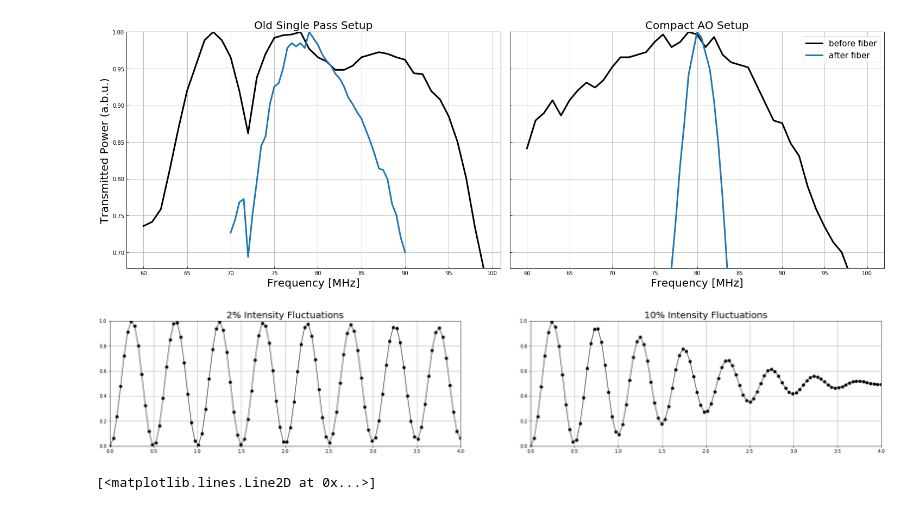
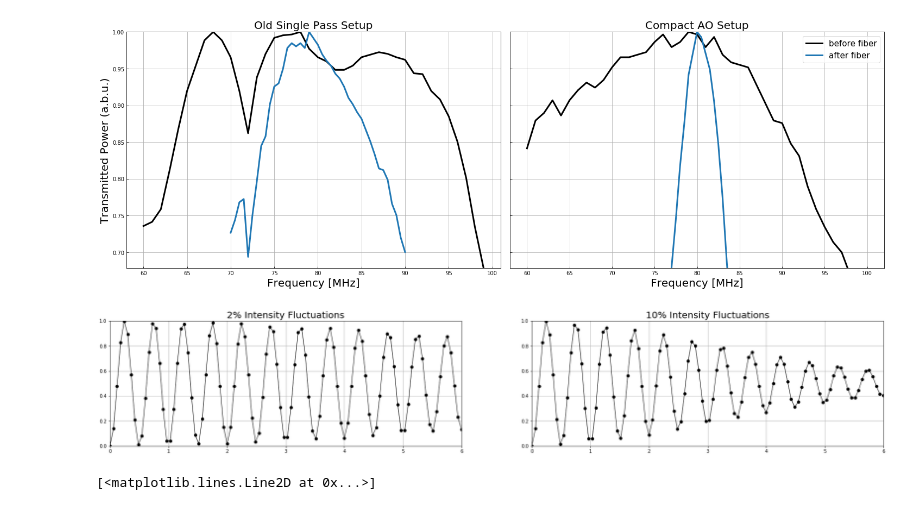
Before and after one commit to HaeffnerLab/artiq-work-lattice, a Jupyter notebook: calibration_scans/Untitled.ipynb, the cells around one changed output. Drawn from its saved outputs; the diff is of its cells as text; code cells hidden in the pictures.

```diff
--- a/calibration_scans/Untitled.ipynb
+++ b/calibration_scans/Untitled.ipynb
@@ -68,8 +68,8 @@ plt.show()
 # %% [output]
 [figure]
 # %%
-t = np.linspace(0, 4, 100)
-tultra = np.linspace(0, 4, 1000)
+t = np.linspace(0, 6, 100)
+tultra = np.linspace(0, 6, 1000)
 def f(Ω, t):
     return np.sin(2 * np.pi * Ω * t)**2
 # %%
@@ -79,7 +79,7 @@ for ω in Ω_02:
     y_02 += f(ω, t)
 y_02 /= 1000
 
-Ω_06 = np.random.normal(1, 0.05, 1000)
+Ω_06 = np.random.normal(1, 0.025, 1000)
 y_06 = [0 for i in range(100)]
 for ω in Ω_06:
     y_06 += f(ω, t)
@@ -87,20 +87,20 @@ y_06 /= 1000
 # %%
 fig, ax = plt.subplots(1, 2, figsize=(30, 5))
 # ax.plot(tultra, f(Ω[0], tultra))
 ax[0].plot(t, y_02, marker="o", lw=1, color="k")
 ax[0].set_ylim(0, 1)
-ax[0].set_xlim(0, 4)
+ax[0].set_xlim(0, 6)
 ax[0].grid(True)
 ax[0].set_title("2% Intensity Fluctuations", fontsize=20)
 ax[1].plot(t, y_06, marker="o", lw=1, color="k")
 ax[1].set_ylim(0, 1)
-ax[1].set_xlim(0, 4)
+ax[1].set_xlim(0, 6)
 ax[1].grid(True)
 ax[1].set_title("10% Intensity Fluctuations", fontsize=20)
 plt.savefig("/home/lattice/Desktop/sumanta_plot.pdf")
 plt.show()
 # %% [output]
-[figure, old version]
+[figure, new version]
 # %%
 with h5py.File("/home/lattice/data/2020-01-21/RabiFlopping/2246_16.h5", 'r') as f:
     # List all groups
```
Also changed, not shown: 1 other file.
